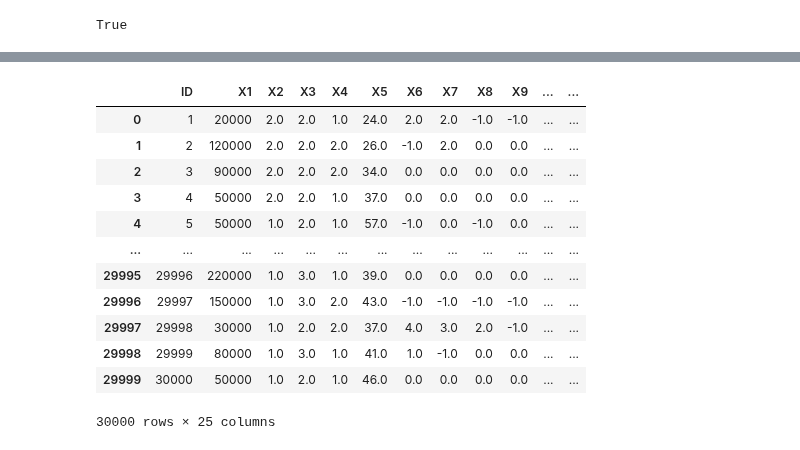
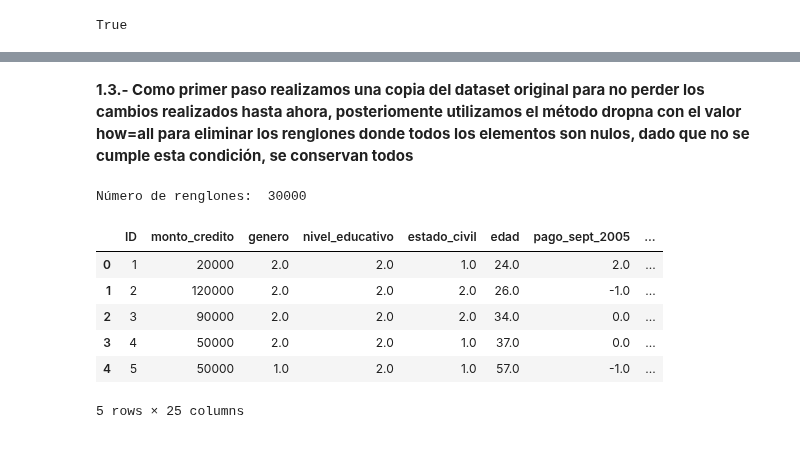
Before and after one commit to PosgradoMNA/actividades-del-projecto-equipo-9, a Jupyter notebook: Semana_3_Actividad_1_Selección_y_Limpieza_de_datos_Equipo_9.ipynb, the cells around one changed output, grey strips where cells are left out. Drawn from its saved outputs; the diff is of its cells as text; code cells hidden in the pictures.

```diff
--- a/Semana_3_Actividad_1_Selección_y_Limpieza_de_datos_Equipo_9.ipynb
+++ b/Semana_3_Actividad_1_Selección_y_Limpieza_de_datos_Equipo_9.ipynb
@@ -56,19 +60,3 @@ df.head()
 | 3 | 4 | 50000 | 2.0 | 2.0 | 1.0 | 37.0 | 0.0 | 0.0 | 0.0 | 0.0 | ... | ... |
 | 4 | 5 | 50000 | 1.0 | 2.0 | 1.0 | 57.0 | -1.0 | 0.0 | -1.0 | 0.0 | ... | ... |
 5 rows × 25 columns
-# %%
-df.rename(columns = {'old_col1':'new_col1',
-                     'old_col1':'new_col1',
-                     'old_col1':'new_col1',
-                     'old_col1':'new_col1',
-                     'old_col1':'new_col1',
-                     'old_col1':'new_col1',
-                     'old_col1':'new_col1',
-                     'old_col1':'new_col1',
-                     'old_col1':'new_col1',
-                     'old_col1':'new_col1',
-                     'old_col1':'new_col1',
-                     'old_col1':'new_col1',
-                     'old_col1':'new_col1',
-                     'old_col1':'new_col1',
-                     'old_col2':'new_col2'}, inplace = True)
@@ -74,0 +65,26 @@ df.rename(columns = {'old_col1':'new_col1',
+# %%
+df = df.rename(columns = {'X1':'monto_credito',
+                          'X2':'genero',
+                          'X3':'nivel_educativo',
+                          'X4':'estado_civil',
+                          'X5':'edad',
+                          'X6':'pago_sept_2005',
+                          'X7':'pago_agosto_2005',
+                          'X8':'pago_julio_2005',
+                          'X9':'pago_junio_2005',
+                          'X10':'pago_mayo_2005',
+                          'X11':'pago_abril_2005',
+                          'X12':'amortizacion_sept_2005',
+                          'X13':'amortizacion_agosto_2005',
+                          'X14':'amortizacion_julio_2005',
+                          'X15':'amortizacion_junio_2005',
+                          'X16':'amortizacion_mayo_2005',
+                          'X17':'amortizacion_abril_2005',
+                          'X18':'pagoprev_sept_2005',
+                          'X19':'pagoprev_agosto_2005',
+                          'X20':'pagoprev_julio_2005',
+                          'X21':'pagoprev_junio_2005',
+                          'X22':'pagoprev_mayo_2005',
+                          'X23':'pagoprev_abril_2005'}, inplace = False)
+
+df.head()
@@ -148,18 +201,16 @@ ndf
+# %% [markdown]
+**1.3.- Como primer paso realizamos una copia del dataset original para no perder los cambios realizados hasta ahora, posteriomente utilizamos el método dropna con el valor how=all para eliminar los renglones donde todos los elementos son nulos, dado que no se cumple esta condición, se conservan todos**
 # %%
 ndf = df.copy()
 ndf.dropna(how='all', inplace = True)
-ndf
+print("Número de renglones: ", len(ndf))
+ndf.head()
 # %% [output]
+Número de renglones:  30000
-|  | ID | X1 | X2 | X3 | X4 | X5 | X6 | X7 | X8 | X9 | ... | ... |
-| 0 | 1 | 20000 | 2.0 | 2.0 | 1.0 | 24.0 | 2.0 | 2.0 | -1.0 | -1.0 | ... | ... |
-| 1 | 2 | 120000 | 2.0 | 2.0 | 2.0 | 26.0 | -1.0 | 2.0 | 0.0 | 0.0 | ... | ... |
-| 2 | 3 | 90000 | 2.0 | 2.0 | 2.0 | 34.0 | 0.0 | 0.0 | 0.0 | 0.0 | ... | ... |
-| 3 | 4 | 50000 | 2.0 | 2.0 | 1.0 | 37.0 | 0.0 | 0.0 | 0.0 | 0.0 | ... | ... |
-| 4 | 5 | 50000 | 1.0 | 2.0 | 1.0 | 57.0 | -1.0 | 0.0 | -1.0 | 0.0 | ... | ... |
-| ... | ... | ... | ... | ... | ... | ... | ... | ... | ... | ... | ... | ... |
-| 29995 | 29996 | 220000 | 1.0 | 3.0 | 1.0 | 39.0 | 0.0 | 0.0 | 0.0 | 0.0 | ... | ... |
-| 29996 | 29997 | 150000 | 1.0 | 3.0 | 2.0 | 43.0 | -1.0 | -1.0 | -1.0 | -1.0 | ... | ... |
-| 29997 | 29998 | 30000 | 1.0 | 2.0 | 2.0 | 37.0 | 4.0 | 3.0 | 2.0 | -1.0 | ... | ... |
-| 29998 | 29999 | 80000 | 1.0 | 3.0 | 1.0 | 41.0 | 1.0 | -1.0 | 0.0 | 0.0 | ... | ... |
-| 29999 | 30000 | 50000 | 1.0 | 2.0 | 1.0 | 46.0 | 0.0 | 0.0 | 0.0 | 0.0 | ... | ... |
+|  | ID | monto_credito | genero | nivel_educativo | estado_civil | edad | pago_sept_2005 | ... |
+| 0 | 1 | 20000 | 2.0 | 2.0 | 1.0 | 24.0 | 2.0 | ... |
+| 1 | 2 | 120000 | 2.0 | 2.0 | 2.0 | 26.0 | -1.0 | ... |
+| 2 | 3 | 90000 | 2.0 | 2.0 | 2.0 | 34.0 | 0.0 | ... |
+| 3 | 4 | 50000 | 2.0 | 2.0 | 1.0 | 37.0 | 0.0 | ... |
+| 4 | 5 | 50000 | 1.0 | 2.0 | 1.0 | 57.0 | -1.0 | ... |
-30000 rows × 25 columns
+5 rows × 25 columns
```
Also changed, not shown: parts of 25 cells of this notebook.
